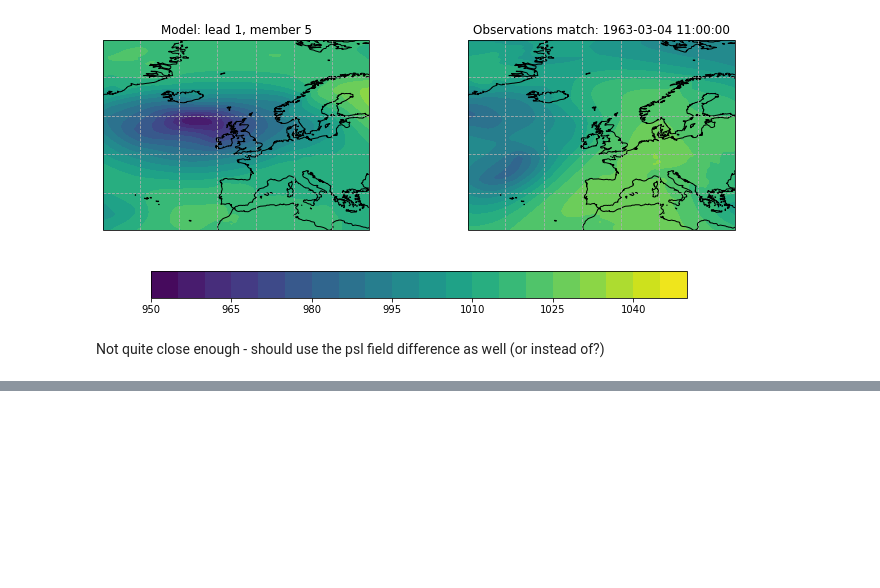
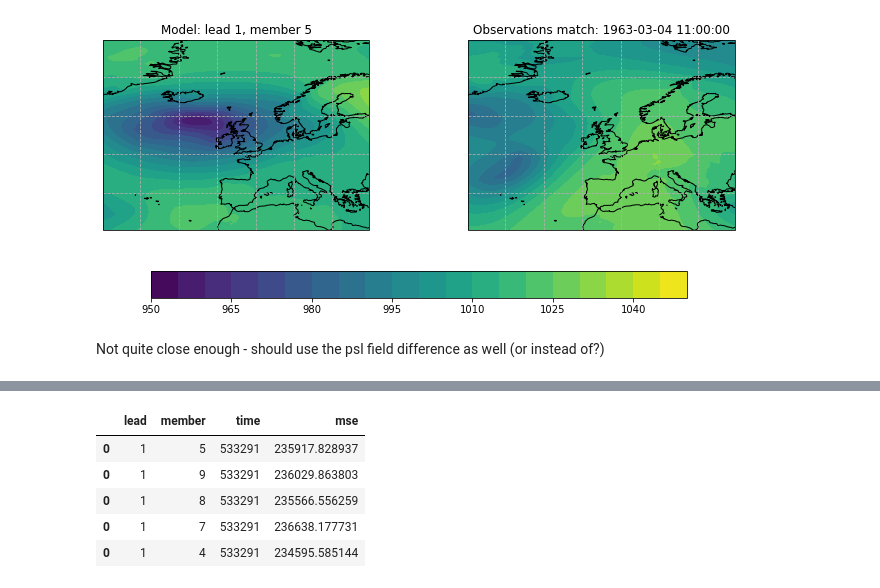
Before and after one commit to benhutchmet/unseen_multi_year, a Jupyter notebook: testing_model_analogs.ipynb, the cells around one changed output, grey strips where cells are left out. Cells and saved outputs as stored; diff of their text form; code cells hidden in the pictures; blank space fills up the shorter version.

```diff
--- a/testing_model_analogs.ipynb
+++ b/testing_model_analogs.ipynb
@@ -751,0 +873,9 @@ Not quite close enough - should use the psl field difference as well (or instead
+# %%
+mse_df_model_matched.head()
+# %% [output]
+|  | lead | member | time | mse |
+| 0 | 1 | 5 | 533291 | 235917.828937 |
+| 0 | 1 | 9 | 533291 | 236029.863803 |
+| 0 | 1 | 8 | 533291 | 235566.556259 |
+| 0 | 1 | 7 | 533291 | 236638.177731 |
+| 0 | 1 | 4 | 533291 | 234595.585144 |
```
Also changed, not shown: parts of 14 cells of this notebook.
